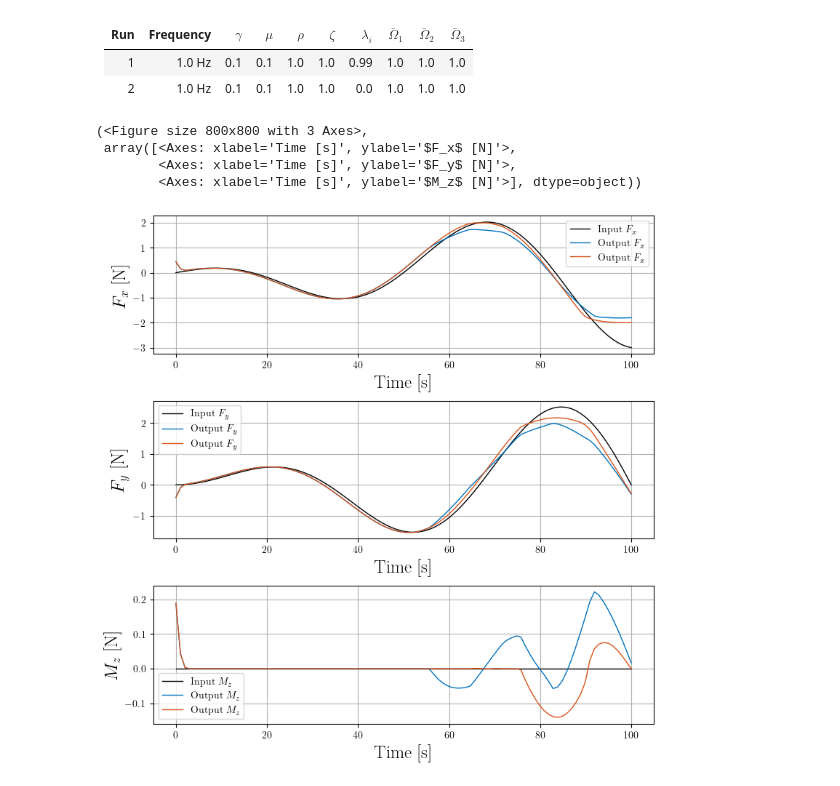
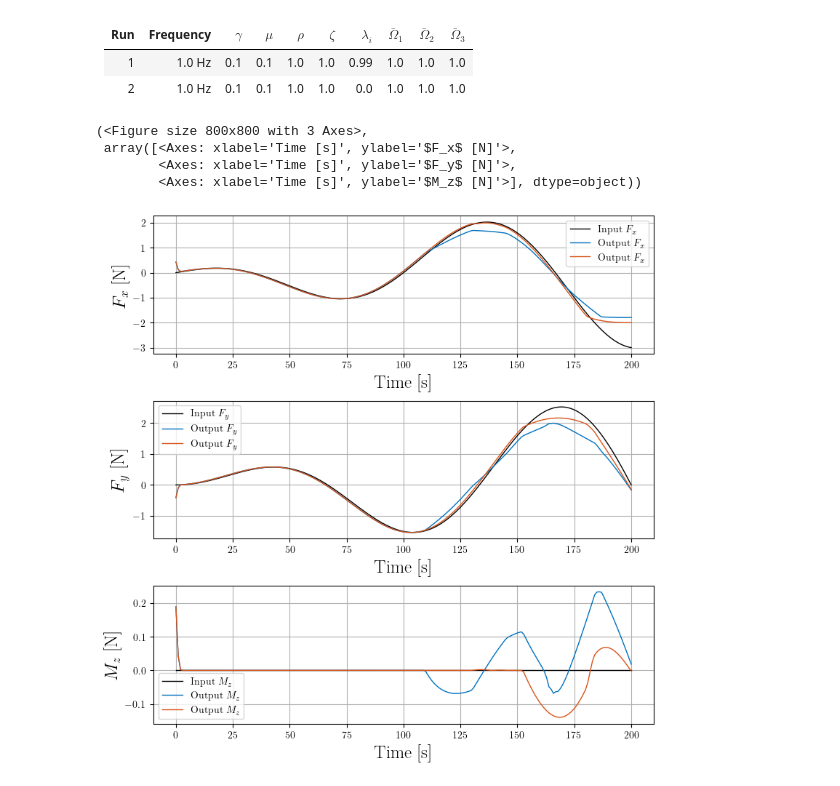
Before and after one commit to incebellipipo/skadipy, a Jupyter notebook: notebooks/015_compare_lambda_with_shell_plot.ipynb, the cells around one changed output. Cells and saved outputs as stored; diff of their text form; code cells hidden in the pictures.

```diff
--- a/notebooks/015_compare_lambda_with_shell_plot.ipynb
+++ b/notebooks/015_compare_lambda_with_shell_plot.ipynb
@@ -58,30 +58,30 @@ for g, m, r, l, z in zip(gamma, mu, rho, lambda_p, zeta):
     )
 # %%
 data = generate_spiral_dataset(
-    num_points=100,
+    num_points=200,
     num_turns=1.5,
     k=3,
 )
 
 tau_cmd = np.concatenate(
     (data, np.zeros((np.shape(data)[0], 4))),
     axis=1
 )
 d_tau_cmd = np.gradient(tau_cmd, axis=0) / time_step
 
 
 for allocator in allocators:
     allocator._xi = np.array([[0.0, 0.5, -0.5, 0.5, -0.5]]).T
 
 
 xi_hist, theta_hist, tau_hist = run_tests(tau_cmd=tau_cmd, d_tau_cmd=d_tau_cmd, allocators=allocators)
 plot_histories(tau_cmd=tau_cmd, tau_alloc=tau_hist, dt=time_step)
 # %% [output]
 (<Figure size 800x800 with 3 Axes>,
  array([<Axes: xlabel='Time [s]', ylabel='$F_x$ [N]'>,
         <Axes: xlabel='Time [s]', ylabel='$F_y$ [N]'>,
         <Axes: xlabel='Time [s]', ylabel='$M_z$ [N]'>], dtype=object))
-[figure, old version]
+[figure, new version]
 # %%
 plot_2d_allocation(tau_cmd=tau_cmd, allocators=allocators, tau_hist=tau_hist)
 # %% [output]
```
Also changed, not shown: parts of 5 cells of this notebook, 18 other files.
